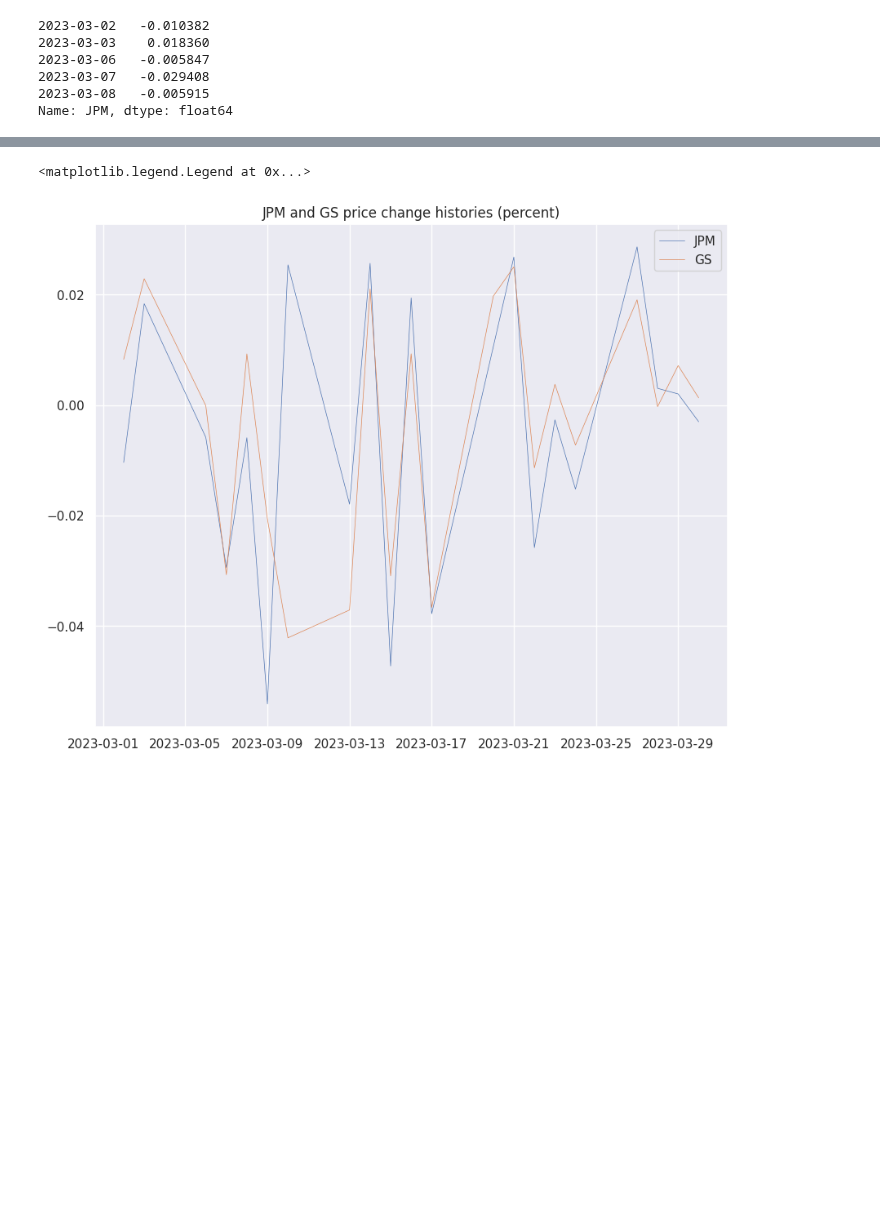
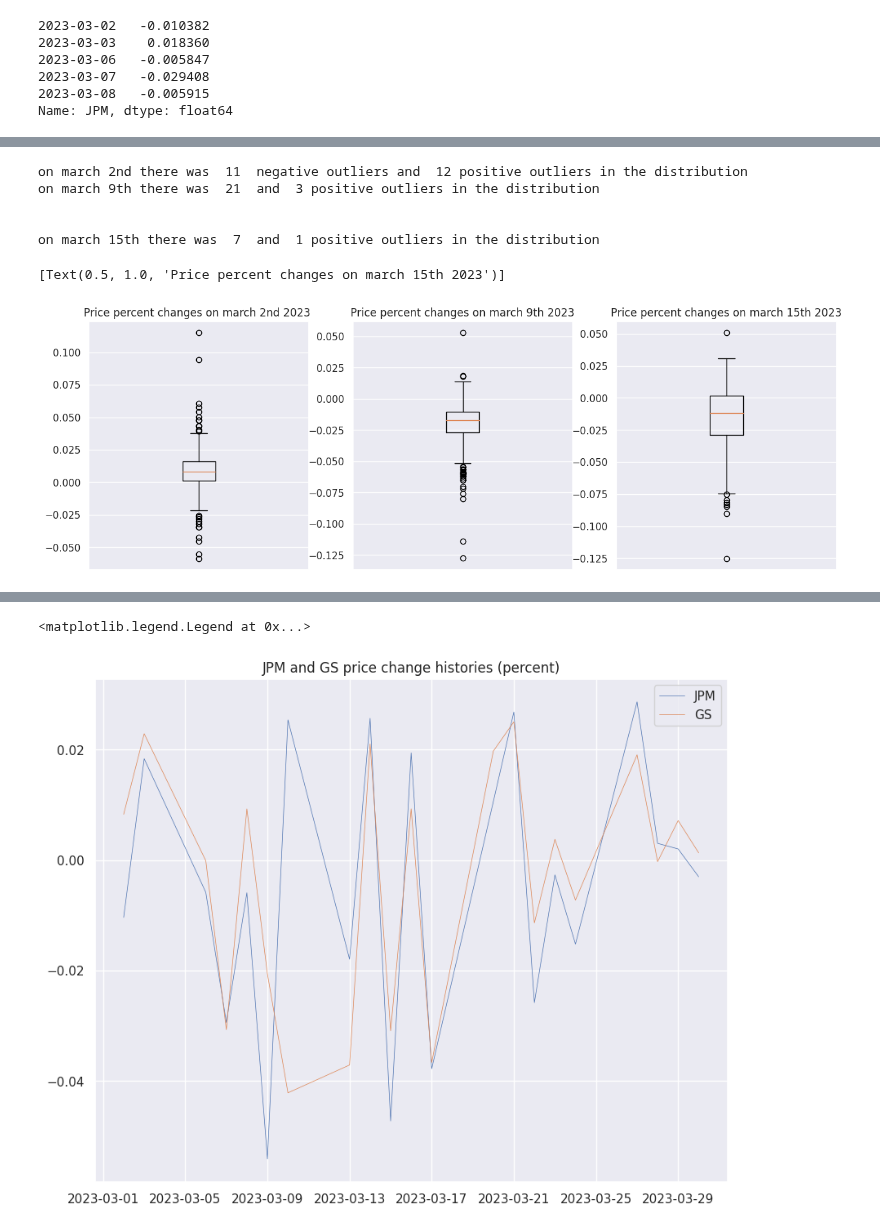
Before and after one commit to ktongk/BTT-JPMC-1, a Jupyter notebook: scrape_data.ipynb, the cells around one changed output, grey strips where cells are left out. Cells and saved outputs as stored; diff of their text form; code cells hidden in the pictures; blank space fills up the shorter version.

```diff
--- a/scrape_data.ipynb
+++ b/scrape_data.ipynb
@@ -278,0 +416,31 @@ Text(0.5, 1.0, 'Price Change Scatterplot between JPM and GS. Correlation = 0.652
+# %%
+fig, (ax1, ax2, ax3) = plt.subplots(figsize=(15, 5), ncols=3)
+bxplt1 = ax1.boxplot(df_price_pct.loc['2023-03-02'])
+bxplt2 = ax2.boxplot(df_price_pct.loc['2023-03-09'])
+bxplt3 = ax3.boxplot(df_price_pct.loc['2023-03-15'])
+ax1.xaxis.set_visible(False)
+ax2.xaxis.set_visible(False)
+ax3.xaxis.set_visible(False)
+
+outliers1 = bxplt1["fliers"][0].get_ydata()
+outliers2 = bxplt2["fliers"][0].get_ydata()
+outliers3 = bxplt3['fliers'][0].get_ydata()
+
+neg_outliers1 = outliers1[outliers1<0]
+neg_outliers2 = outliers2[outliers2<0]
+
+print('on march 2nd there was ', len(neg_outliers1), ' negative outliers and ', len(outliers1[outliers1>0]), 'positive outliers in the distribution')
+print('on march 9th there was ', len(neg_outliers2), ' and ', len(outliers2[outliers2>0]), 'positive outliers in the distribution\n\n')
+print('on march 15th there was ', len(outliers3[outliers3<0]), ' and ', len(outliers3[outliers3>0]), 'positive outliers in the distribution\n\n')
+
+ax1.set(title="Price percent changes on march 2nd 2023 ")
+ax2.set(title="Price percent changes on march 9th 2023")
+ax3.set(title= "Price percent changes on march 15th 2023")
+# %% [output]
+on march 2nd there was  11  negative outliers and  12 positive outliers in the distribution
+on march 9th there was  21  and  3 positive outliers in the distribution
+
+
+on march 15th there was  7  and  1 positive outliers in the distribution
+[Text(0.5, 1.0, 'Price percent changes on march 15th 2023')]
+[figure, added]
```
Also changed, not shown: parts of 35 cells of this notebook.
